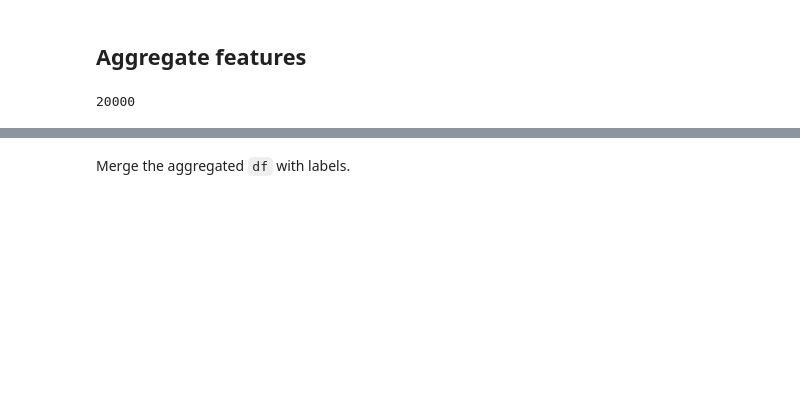
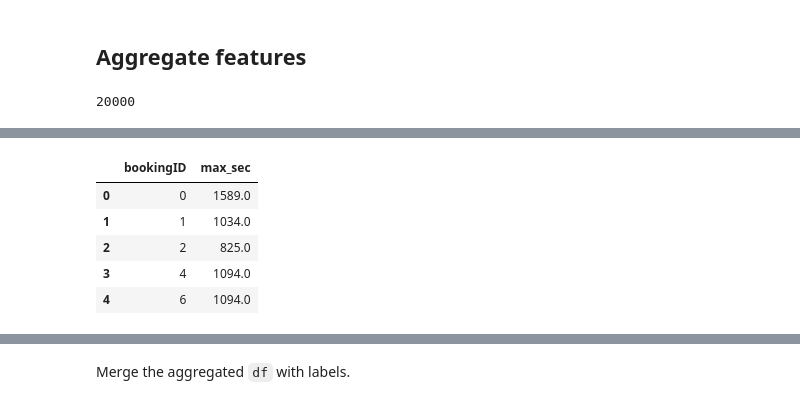
Before and after one commit to wjensheng/grab, a Jupyter notebook: preprocess.ipynb, the cells around one changed output, grey strips where cells are left out. Saved outputs shown, nothing was run; the diff lists cells and outputs as text; code cells hidden in the pictures; blank space fills up the shorter version.

```diff
--- a/preprocess.ipynb
+++ b/preprocess.ipynb
@@ -496,0 +483,11 @@ Wall time: 7min 10s
+# %%
+num_sessions = train_df.groupby('bookingID')['second'].max().reset_index(name='max_sec')
+
+num_sessions.head()
+# %% [output]
+|  | bookingID | max_sec |
+| 0 | 0 | 1589.0 |
+| 1 | 1 | 1034.0 |
+| 2 | 2 | 825.0 |
+| 3 | 4 | 1094.0 |
+| 4 | 6 | 1094.0 |
```
Also changed, not shown: parts of 14 cells of this notebook.
